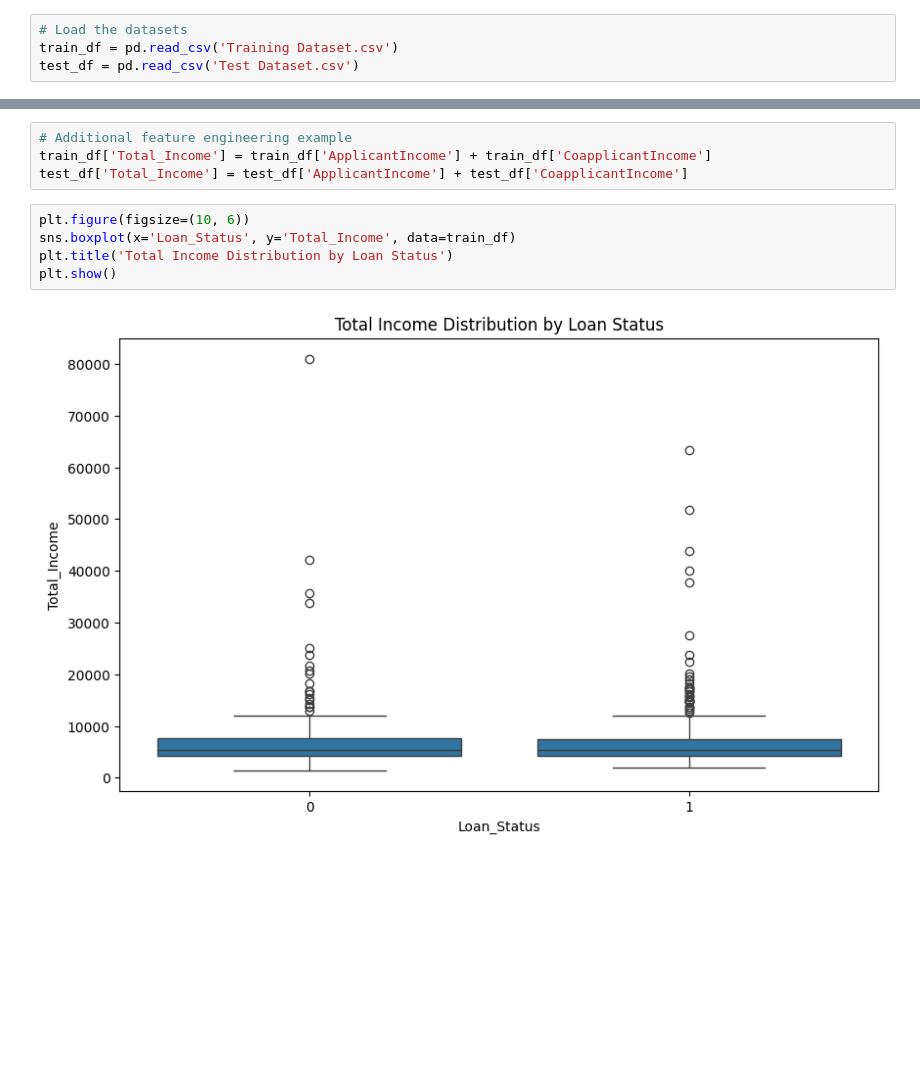
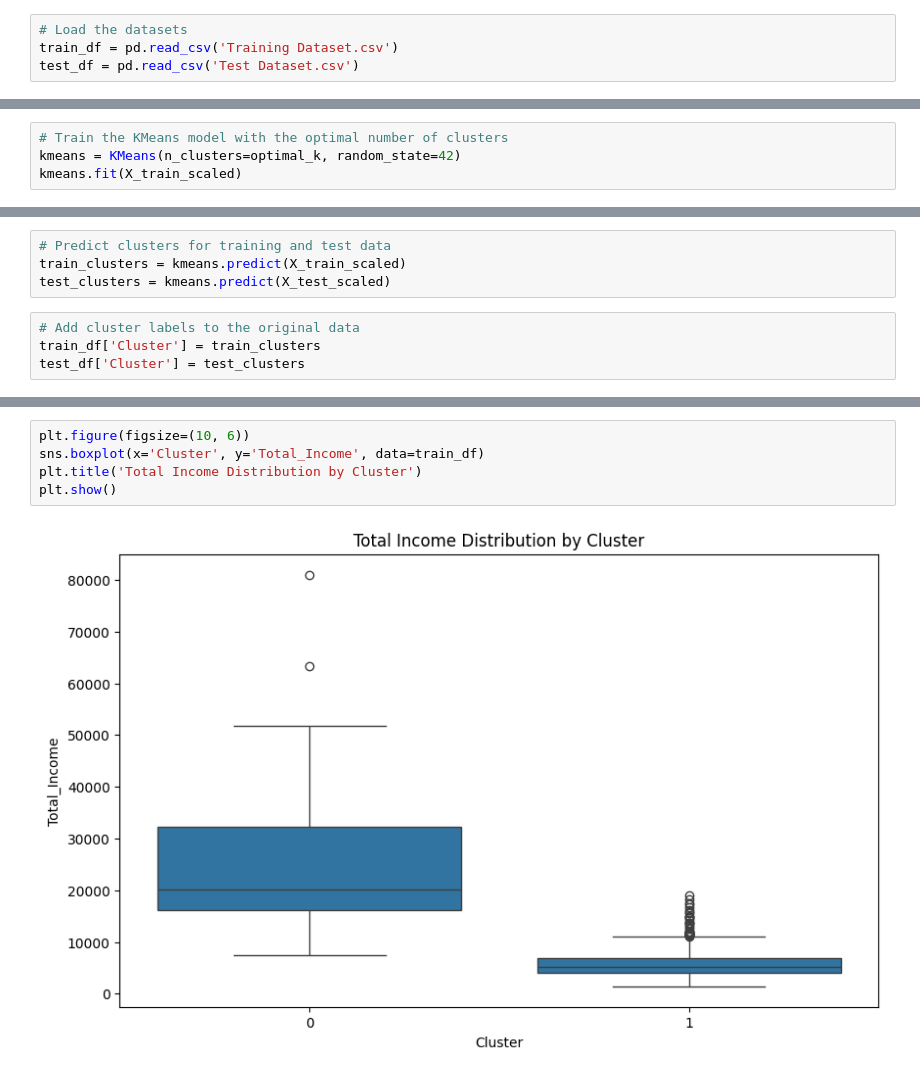
Before and after one commit to lucky326/Celebal_Intership, a Jupyter notebook: assignment_8/assignment_8.ipynb, the cells around one changed output, grey strips where cells are left out. Cells and saved outputs as stored; diff of their text form; blank space fills up the shorter version.

```diff
--- a/assignment_8/assignment_8.ipynb
+++ b/assignment_8/assignment_8.ipynb
@@ -62,0 +67,4 @@ test_df = test_df.reindex(columns=train_df.columns.drop('Loan_Status'), fill_val
+# %%
+# Train the KMeans model with the optimal number of clusters
+kmeans = KMeans(n_clusters=optimal_k, random_state=42)
+kmeans.fit(X_train_scaled)
@@ -63 +73,9 @@ test_df = test_df.reindex(columns=train_df.columns.drop('Loan_Status'), fill_val
+# %%
+# Predict clusters for training and test data
+train_clusters = kmeans.predict(X_train_scaled)
+test_clusters = kmeans.predict(X_test_scaled)
+# %%
+# Add cluster labels to the original data
+train_df['Cluster'] = train_clusters
+test_df['Cluster'] = test_clusters
 # %%
@@ -78,11 +95,7 @@ plt.show()
-# %%
-# Additional feature engineering example
-train_df['Total_Income'] = train_df['ApplicantIncome'] + train_df['CoapplicantIncome']
-test_df['Total_Income'] = test_df['ApplicantIncome'] + test_df['CoapplicantIncome']
 # %%
 plt.figure(figsize=(10, 6))
-sns.boxplot(x='Loan_Status', y='Total_Income', data=train_df)
-plt.title('Total Income Distribution by Loan Status')
+sns.boxplot(x='Cluster', y='Total_Income', data=train_df)
+plt.title('Total Income Distribution by Cluster')
 plt.show()
 # %% [output]
-[figure, old version]
+[figure, new version]
```
Also changed, not shown: parts of 19 cells of this notebook.
